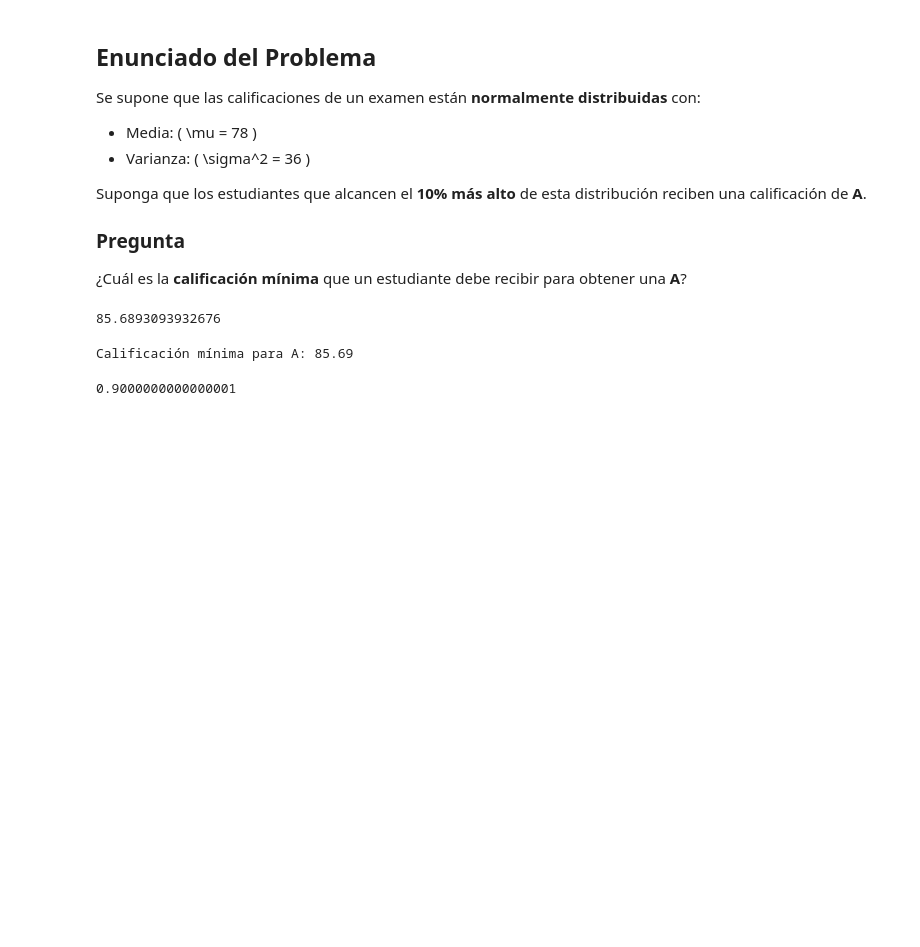
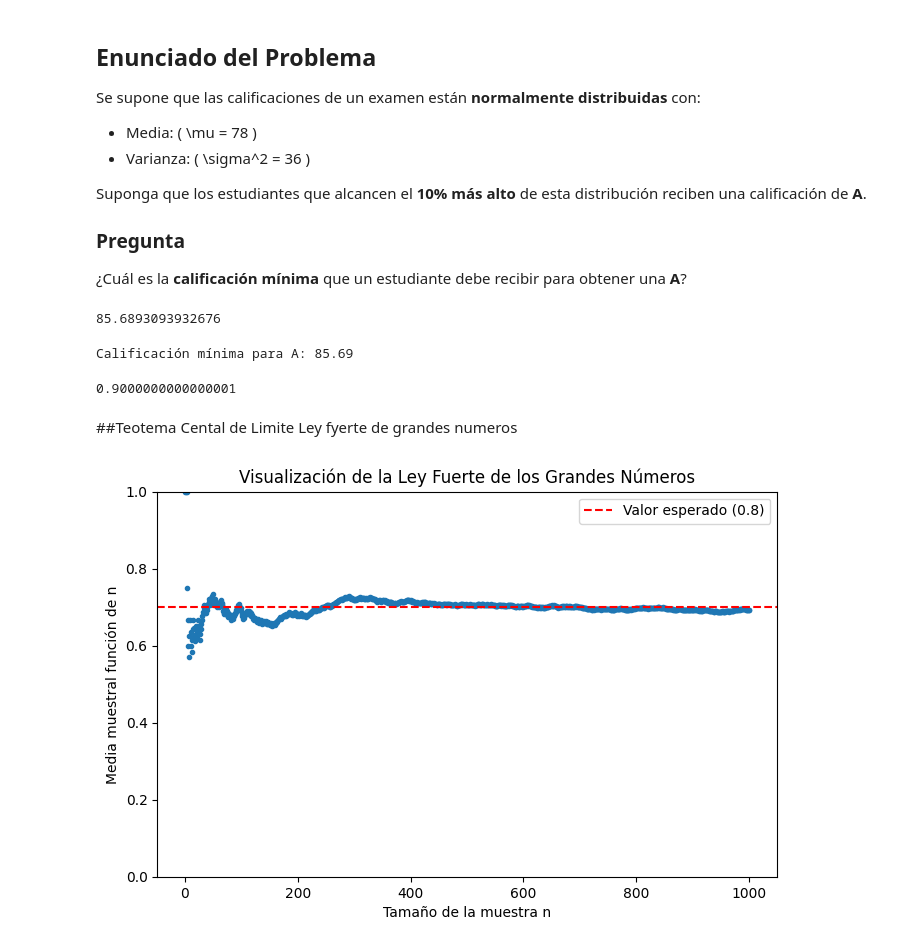
Before and after one commit to BrajanNieto/stats-prob-py, a Jupyter notebook: 01. Ex-Probability.ipynb, the cells around one changed output. Cells and saved outputs as stored; diff of their text form; code cells hidden in the pictures; blank space fills up the shorter version.

```diff
--- a/01. Ex-Probability.ipynb
+++ b/01. Ex-Probability.ipynb
@@ -876,3 +876,31 @@ prob = norm.cdf(85.6893093932676, mu, sigma)
 print(prob)
 # %% [output]
 0.9000000000000001
+# %% [markdown]
+##Teotema Cental de Limite Ley fyerte de grandes numeros
+# %%
+import numpy as np
+import matplotlib.pyplot as plt
+
+# Parámetros
+nsim = 1000  # Número de observaciones
+p = 0.7  # Probabilidad de éxito en Bernoulli
+
+# Generar nsim observaciones de una distribución Bernoulli
+X = np.random.binomial(1, p, nsim)
+
+# Calcular la media muestral acumulada
+xbar = np.cumsum(X) / np.arange(1, nsim + 1)
+
+# Graficar la convergencia de la media muestral
+plt.figure(figsize=(8, 5))
+plt.plot(range(1, nsim + 1), xbar, marker=".", linestyle="none")
+plt.axhline(y=0.7, color='red', linestyle='--', label='Valor esperado (0.8)')
+plt.ylim(0, 1)
+plt.title("Visualización de la Ley Fuerte de los Grandes Números")
+plt.xlabel("Tamaño de la muestra n")
+plt.ylabel("Media muestral función de n")
+plt.legend()
+plt.show()
+# %% [output]
+[figure, added]
```
Also changed, not shown: parts of 3 cells of this notebook.
